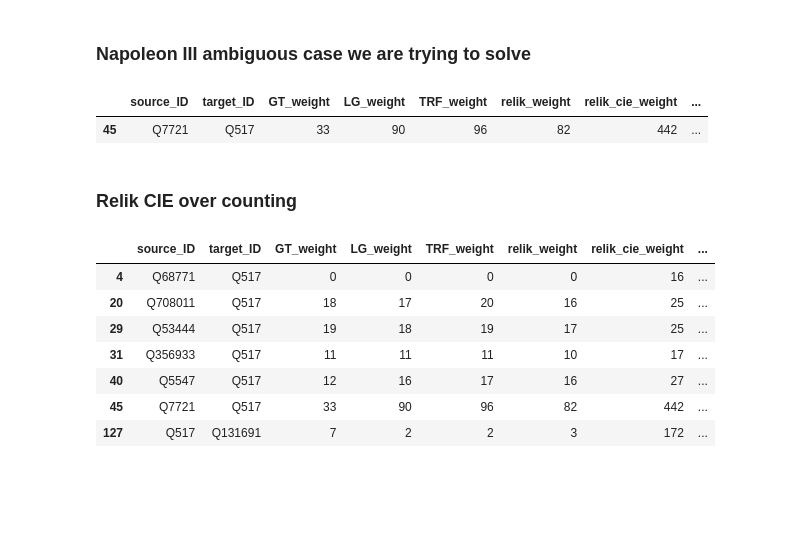
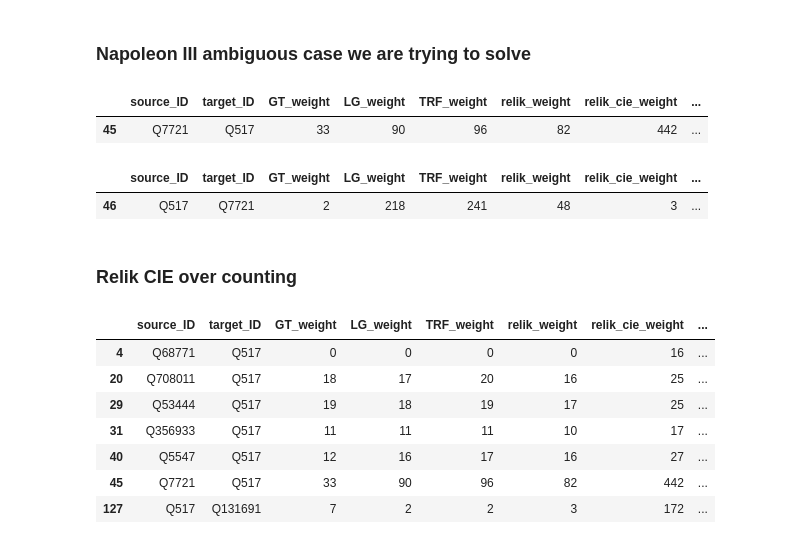
Before and after one commit to Karima-m/BSc_Project_Fall2026, a Jupyter notebook: notebooks/06_analysis.ipynb, the cells around one changed output. Saved outputs shown, nothing was run; the diff lists cells and outputs as text; code cells hidden in the pictures; blank space fills up the shorter version.

Commit message:
add Napoleon III -> Napoleon Bonaparte to the analysis

```diff
--- a/notebooks/06_analysis.ipynb
+++ b/notebooks/06_analysis.ipynb
@@ -234,6 +235,12 @@ weight_df[weight_df['source_ID']=='Q7721']
 # %% [output]
 |  | source_ID | target_ID | GT_weight | LG_weight | TRF_weight | relik_weight | relik_cie_weight | ... |
 | 45 | Q7721 | Q517 | 33 | 90 | 96 | 82 | 442 | ... |
+# %%
+# Napoleon Bonaparte -> Napoleon III
+weight_df[weight_df['target_ID']=='Q7721']
+# %% [output]
+|  | source_ID | target_ID | GT_weight | LG_weight | TRF_weight | relik_weight | relik_cie_weight | ... |
+| 46 | Q517 | Q7721 | 2 | 218 | 241 | 48 | 3 | ... |
 # %% [markdown]
 ### Relik CIE over counting
 # %%
```
Also changed, not shown: parts of 1 cell of this notebook.
